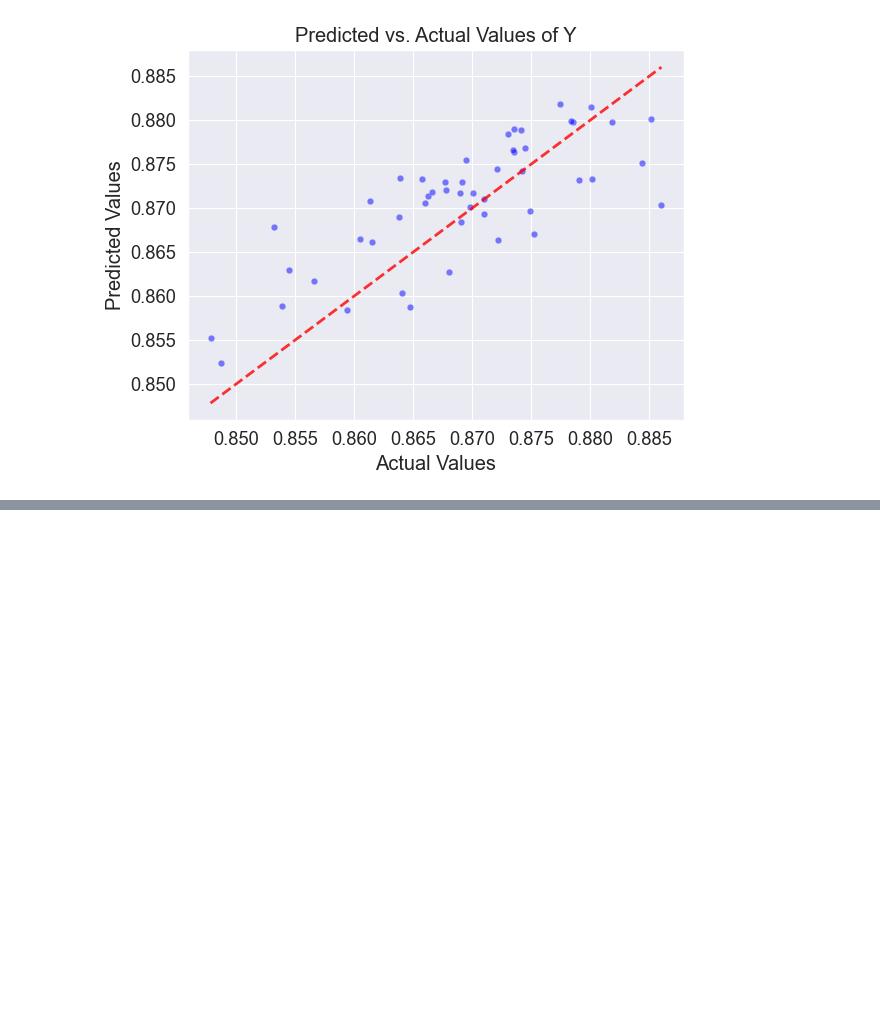
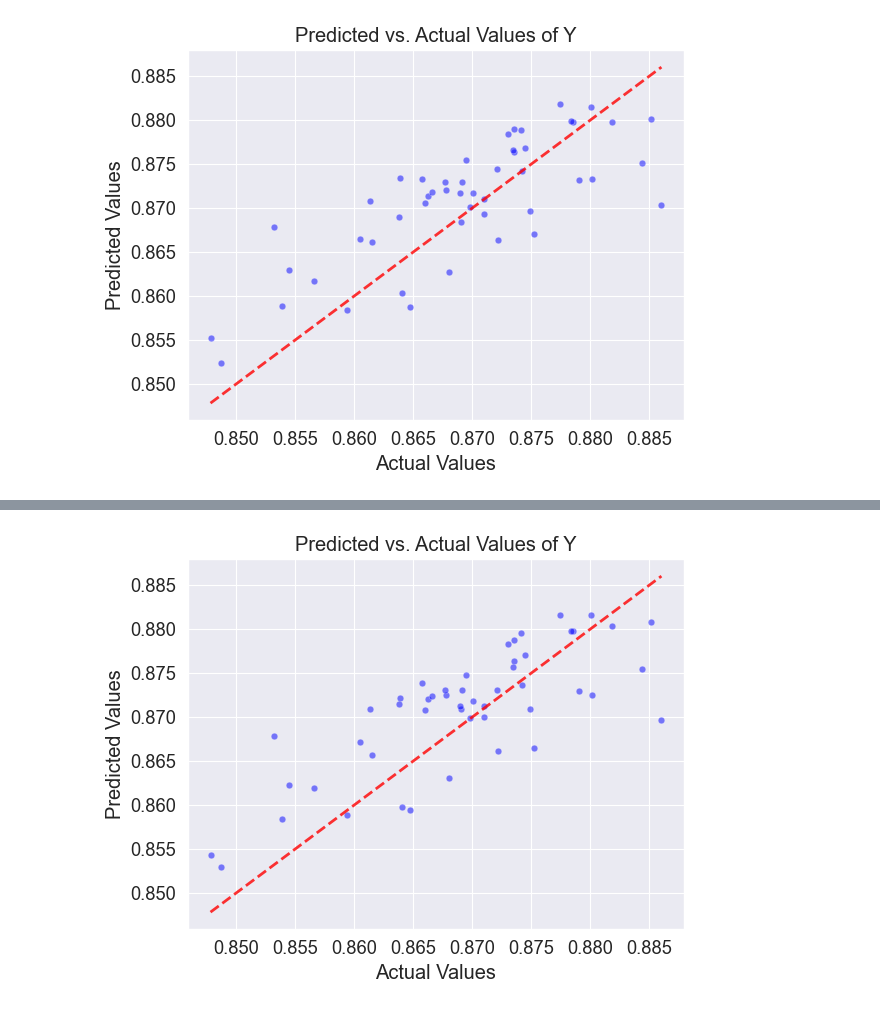
Before and after one commit to Lui5ito/GraduationProject, a Jupyter notebook: Experimental Part/Performing_KRR.ipynb, the cells around one changed output, grey strips where cells are left out. Saved outputs shown, nothing was run; the diff lists cells and outputs as text; code cells hidden in the pictures; blank space fills up the shorter version.

Commit message:
adding different kernels

```diff
--- a/Experimental Part/Performing_KRR.ipynb
+++ b/Experimental Part/Performing_KRR.ipynb
@@ -285,0 +303,85 @@ Explained Variance Score on the Test Set: 0.5992039627707784
+# %%
+gamma = 10
+gamma1 = 10
+gamma2 = 10
+
+## Define the kernels for different parts of the feature matrix
+kernel_sinkhorn = kernels.RBF(length_scale = np.array(gamma))
+kernel_scalars = kernels.Matern(length_scale = np.array([gamma1, gamma2]), nu = 2.5) # anisotropic kernel
+
+sinkhorn_train = x_train[: , 0:sampling_size]
+scalars_train = x_train[: , sampling_size:]
+
+# Train the normalizer on the train data
+normalize = StandardScaler().fit(scalars_train)
+scalars_train = normalize.transform(scalars_train)
+
+## Kernels matrices
+kernel_matrix_sinkhorn_train = kernel_sinkhorn(sinkhorn_train)
+kernel_matrix_scalars_train = kernel_scalars(scalars_train)
+k_train = kernel_matrix_sinkhorn_train*kernel_matrix_scalars_train
+print(k_train.shape)
+
+sinkhorn_test = x_test[: , 0:sampling_size]
+scalars_test = x_test[: , sampling_size:]
+# Apply the normalizer on the test data
+scalars_test = normalize.transform(scalars_test)
+## Kernels matrices
+kernel_matrix_sinkhorn_test = kernel_sinkhorn(sinkhorn_test, sinkhorn_train)
+kernel_matrix_scalars_test = kernel_scalars(scalars_test, scalars_train)
+k_test = kernel_matrix_sinkhorn_test*kernel_matrix_scalars_test
+print(k_test.shape)
+
+## We perform the Kernel Ridge Regression
+krr = KernelRidge(kernel = "precomputed")
+
+## Define the parameter grid
+## We can only optimize on the regularization parameter because we use a precomputed kernel.
+param_grid = {'alpha': [0.001, 0.01, 0.1, 0.5, 1, 10, 100]}
+
+## Create GridSearchCV object
+grid_search = GridSearchCV(estimator = krr,
+                           param_grid = param_grid,
+                           scoring = 'neg_mean_squared_error',
+                           cv = 5,
+                           n_jobs = -1)
+
+## Fit the model ie training the model
+grid_search.fit(X = k_train, y = y_train)
+
+## Get the best parameters from the cross validation
+best_params = grid_search.best_params_
+print("Best Parameters:", best_params)
+
+## Get the best model
+my_model = grid_search.best_estimator_
+
+
+## Obtain predictions for the test set
+predictions = my_model.predict(X = k_test)
+
+## Compute the MSE
+mse = mean_squared_error(y_true = y_test, y_pred = predictions)
+
+# Compute the EVS
+evs = explained_variance_score(y_true = y_test, y_pred = predictions)
+
+# Print the MSE and EVS
+print(f'Mean Square Error on the Test Set: {mse}')
+print(f'Explained Variance Score on the Test Set: {evs}')
+
+plt.figure()
+
+sns.set_theme(context='paper', font_scale=1.5)
+sns.scatterplot(x=y_test, y=predictions, color='blue', alpha=0.5)
+
+## Adding the x=y line and the text
+plt.plot([min(y_test), max(y_test)], [min(y_test), max(y_test)], linestyle='--', color='red', linewidth=2, alpha = 0.8)
+
+plt.title('Predicted vs. Actual Values of Y')
+plt.xlabel('Actual Values')
+plt.ylabel('Predicted Values')
+
+#plt.savefig('Images/regression_toy_experiment.png', dpi=300, bbox_inches='tight',format="png")
+plt.show()
+# %% [output]
@@ -285,0 +393 @@ Explained Variance Score on the Test Set: 0.5992039627707784
+[figure, added]
```
Also changed, not shown: parts of 9 cells of this notebook.
